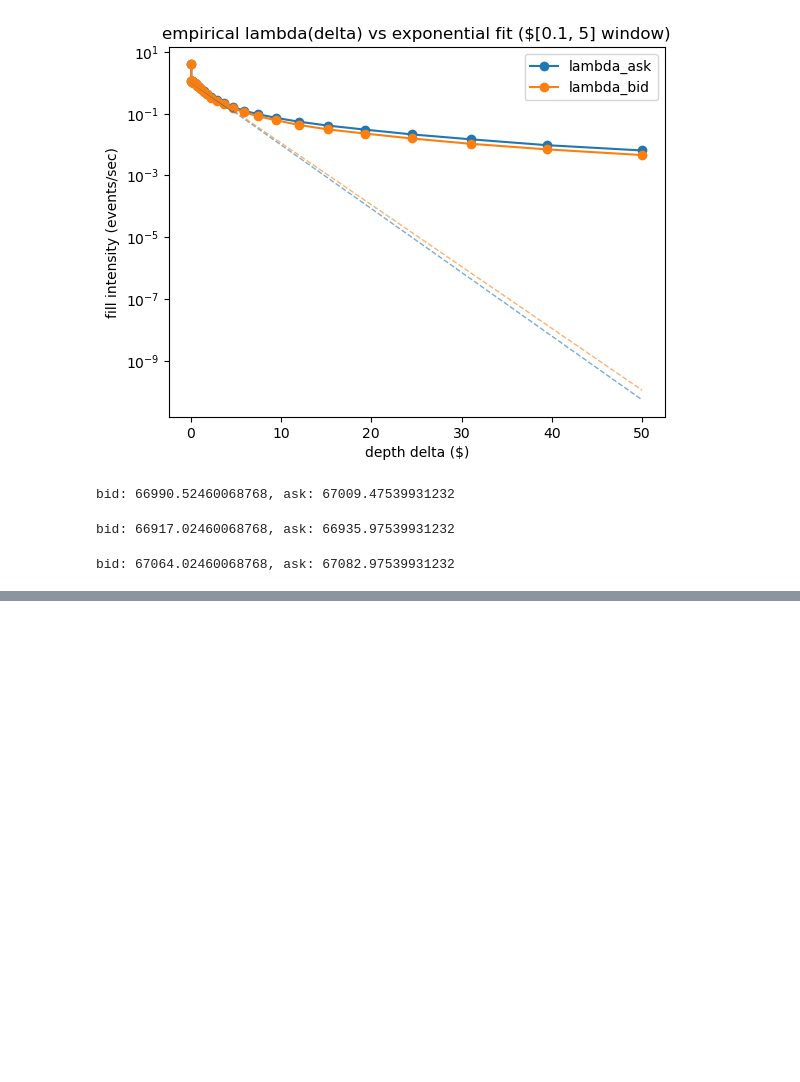
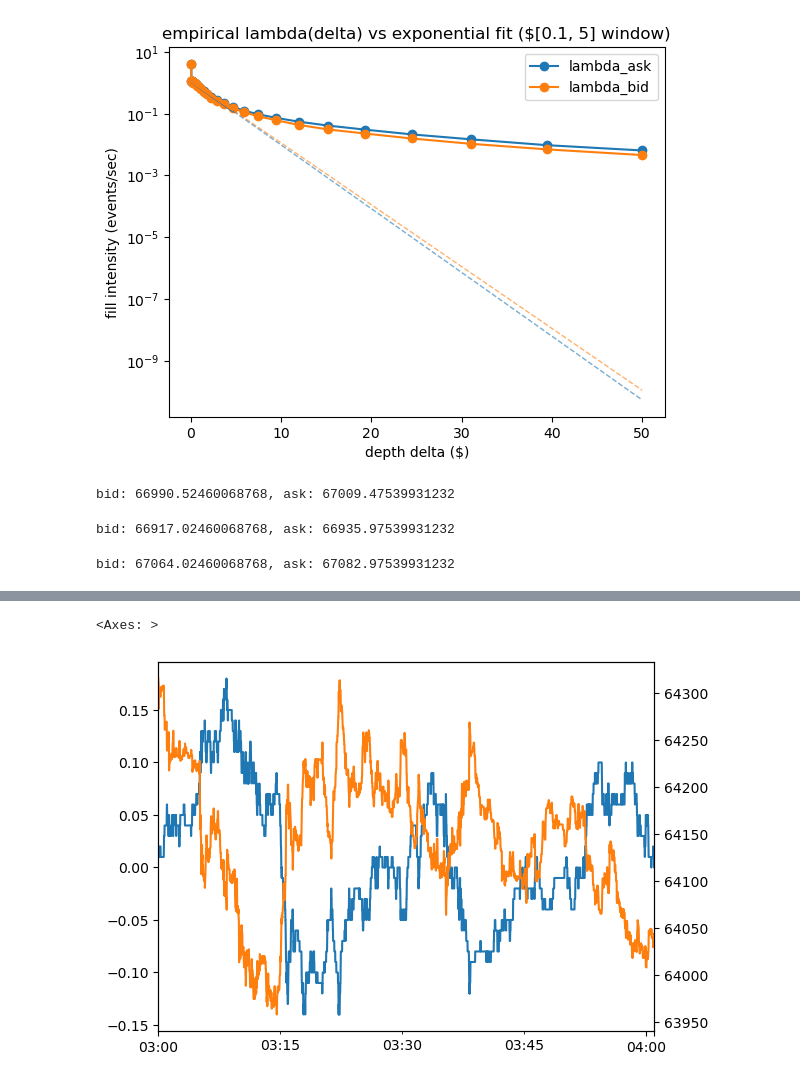
Before and after one commit to akshathp0/avellaneda-stoikov, a Jupyter notebook: validate_data.ipynb, the cells around one changed output, grey strips where cells are left out. Cells and saved outputs as stored; diff of their text form; code cells hidden in the pictures; blank space fills up the shorter version.

```diff
--- a/validate_data.ipynb
+++ b/validate_data.ipynb
@@ -310,0 +382,6 @@ bid: 67064.02460068768, ask: 67082.97539931232
+# %%
+ax = results['q'].plot()
+results['mid'].plot(ax = ax, secondary_y = True)
+# %% [output]
+<Axes: >
+[figure, added]
```
Also changed, not shown: parts of 14 cells of this notebook, 4 other files.
